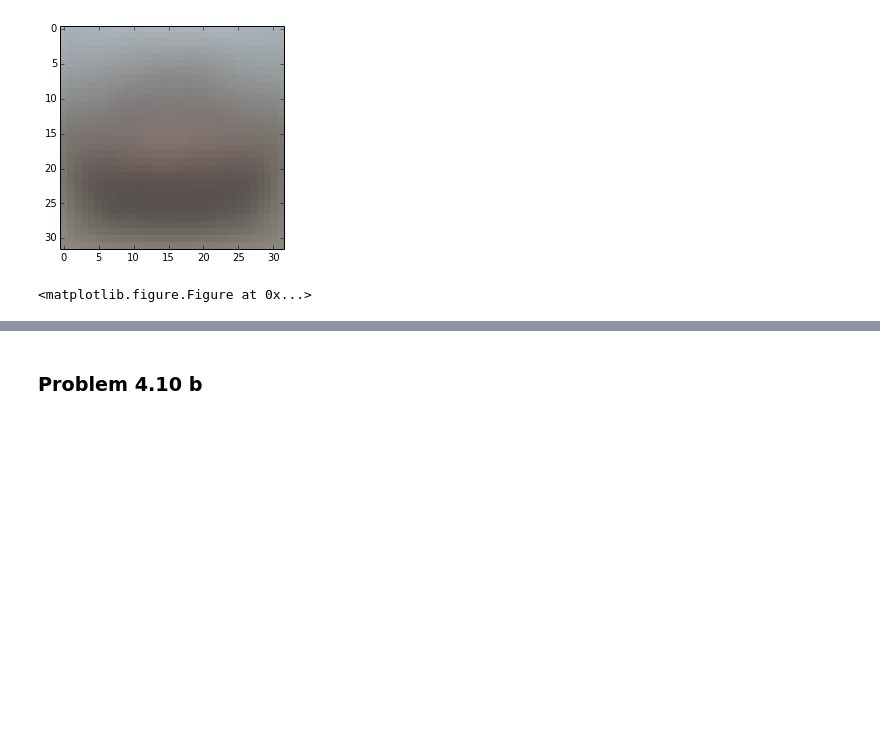
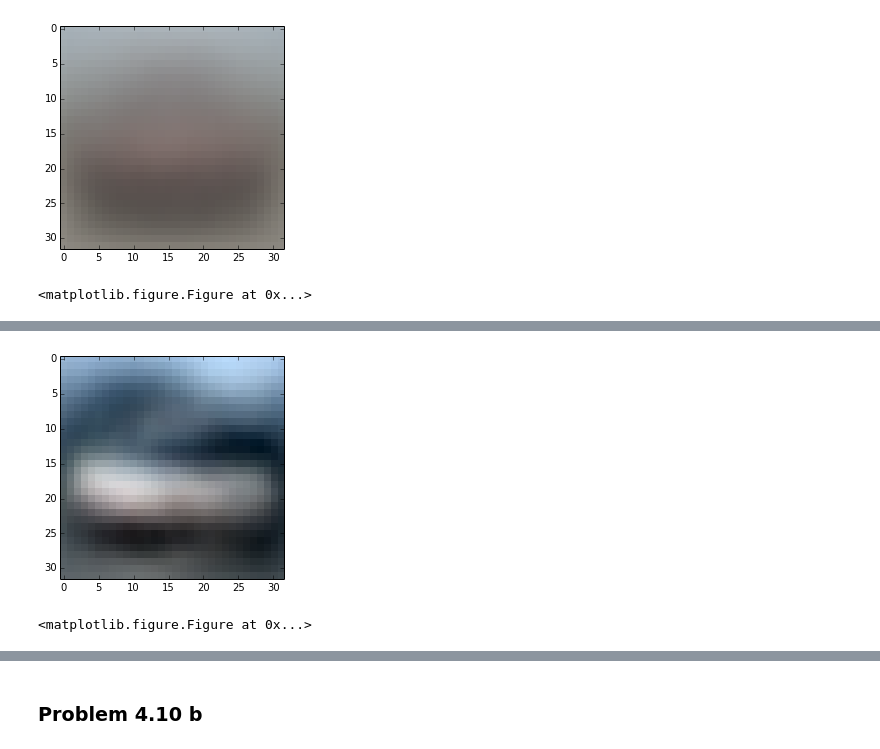
Before and after one commit to roshanjrajan/CS498-AML, a Jupyter notebook: hw3/CS_498_AML_HW3.ipynb, the cells around one changed output, grey strips where cells are left out. Cells and saved outputs as stored; diff of their text form; code cells hidden in the pictures; blank space fills up the shorter version.

```diff
--- a/hw3/CS_498_AML_HW3.ipynb
+++ b/hw3/CS_498_AML_HW3.ipynb
@@ -166,0 +146,20 @@ for i in range(0, 10):
+# %%
+def applyPCA(img,pca):
+    pca_im = pca.transform(img)
+    pca_reim = pca.inverse_transform(pca_im)
+    return pca_reim
+
+def dispImg(img):
+    printImg(img.astype('uint8'))
+
+def applyAndPrint(img,pca):
+    im = applyPCA(img,pca)
+    dispImg(im)
+
+applyAndPrint(all_data_lbls[1][0],pca_1)
+
+# pca_im_1 = pcas[1].transform(all_data_lbls[1][0])
+# pca_reim_1 = pcas[1].inverse_transform(pca_im_1)
+# %% [output]
+[figure, added]
+<matplotlib.figure.Figure at 0x...>
```
Also changed, not shown: parts of 6 cells of this notebook.
